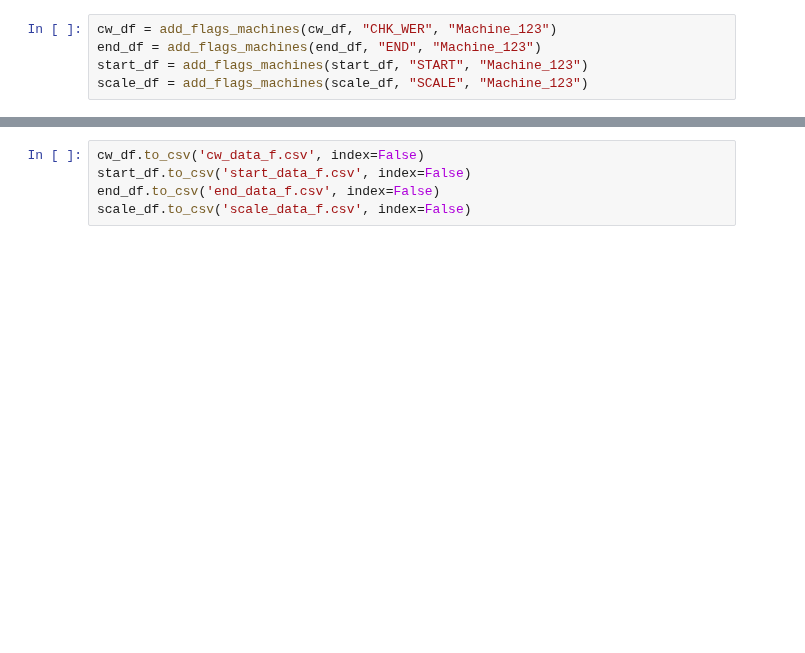
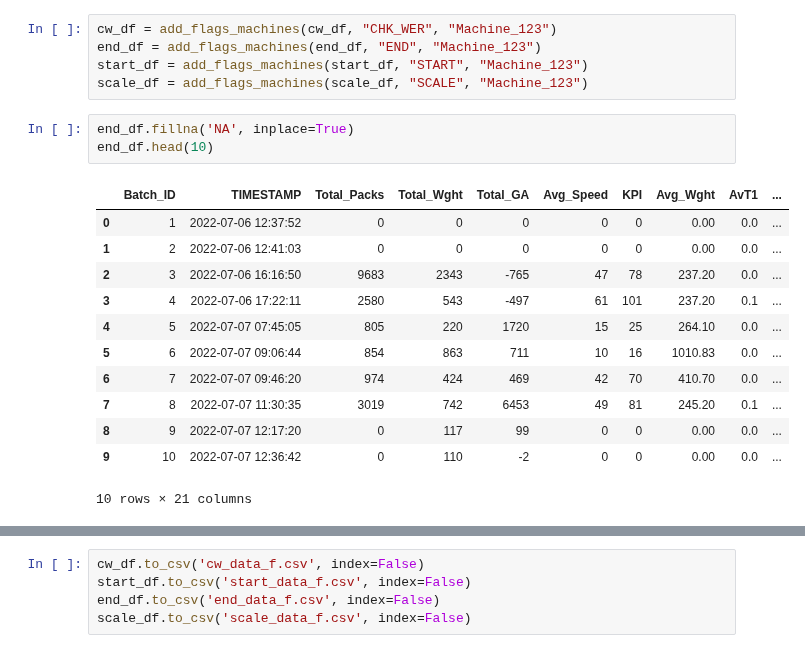
Before and after one commit to musman2012/ml-data_science, a Jupyter notebook: DataIngestionPrep.ipynb, the cells around one changed output, grey strips where cells are left out. Cells and saved outputs as stored; diff of their text form; blank space fills up the shorter version.

```diff
--- a/DataIngestionPrep.ipynb
+++ b/DataIngestionPrep.ipynb
@@ -65,3 +63,19 @@ cw_df = add_flags_machines(cw_df, "CHK_WER", "Machine_123")
 end_df = add_flags_machines(end_df, "END", "Machine_123")
 start_df = add_flags_machines(start_df, "START", "Machine_123")
 scale_df = add_flags_machines(scale_df, "SCALE", "Machine_123")
+# %%
+end_df.fillna('NA', inplace=True)
+end_df.head(10)
+# %% [output]
+|  | Batch_ID | TIMESTAMP | Total_Packs | Total_Wght | Total_GA | Avg_Speed | KPI | Avg_Wght | AvT1 | ... |
+| 0 | 1 | 2022-07-06 12:37:52 | 0 | 0 | 0 | 0 | 0 | 0.00 | 0.0 | ... |
+| 1 | 2 | 2022-07-06 12:41:03 | 0 | 0 | 0 | 0 | 0 | 0.00 | 0.0 | ... |
+| 2 | 3 | 2022-07-06 16:16:50 | 9683 | 2343 | -765 | 47 | 78 | 237.20 | 0.0 | ... |
+| 3 | 4 | 2022-07-06 17:22:11 | 2580 | 543 | -497 | 61 | 101 | 237.20 | 0.1 | ... |
+| 4 | 5 | 2022-07-07 07:45:05 | 805 | 220 | 1720 | 15 | 25 | 264.10 | 0.0 | ... |
+| 5 | 6 | 2022-07-07 09:06:44 | 854 | 863 | 711 | 10 | 16 | 1010.83 | 0.0 | ... |
+| 6 | 7 | 2022-07-07 09:46:20 | 974 | 424 | 469 | 42 | 70 | 410.70 | 0.0 | ... |
+| 7 | 8 | 2022-07-07 11:30:35 | 3019 | 742 | 6453 | 49 | 81 | 245.20 | 0.1 | ... |
+| 8 | 9 | 2022-07-07 12:17:20 | 0 | 117 | 99 | 0 | 0 | 0.00 | 0.0 | ... |
+| 9 | 10 | 2022-07-07 12:36:42 | 0 | 110 | -2 | 0 | 0 | 0.00 | 0.0 | ... |
+10 rows × 21 columns
```
Also changed, not shown: parts of 12 cells of this notebook.
